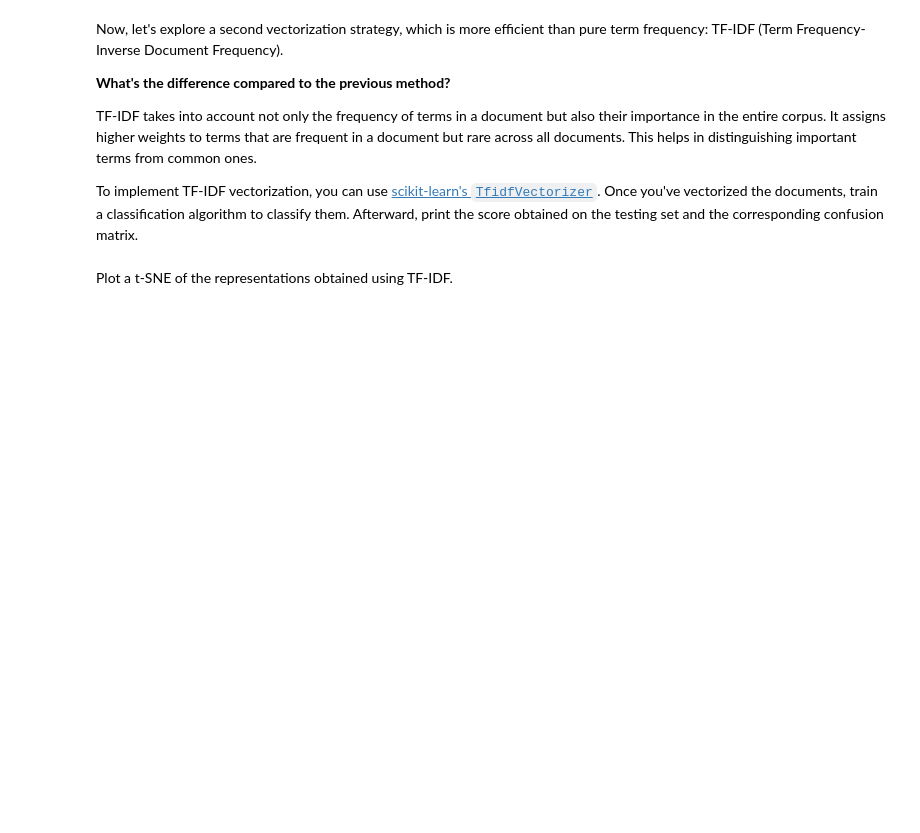
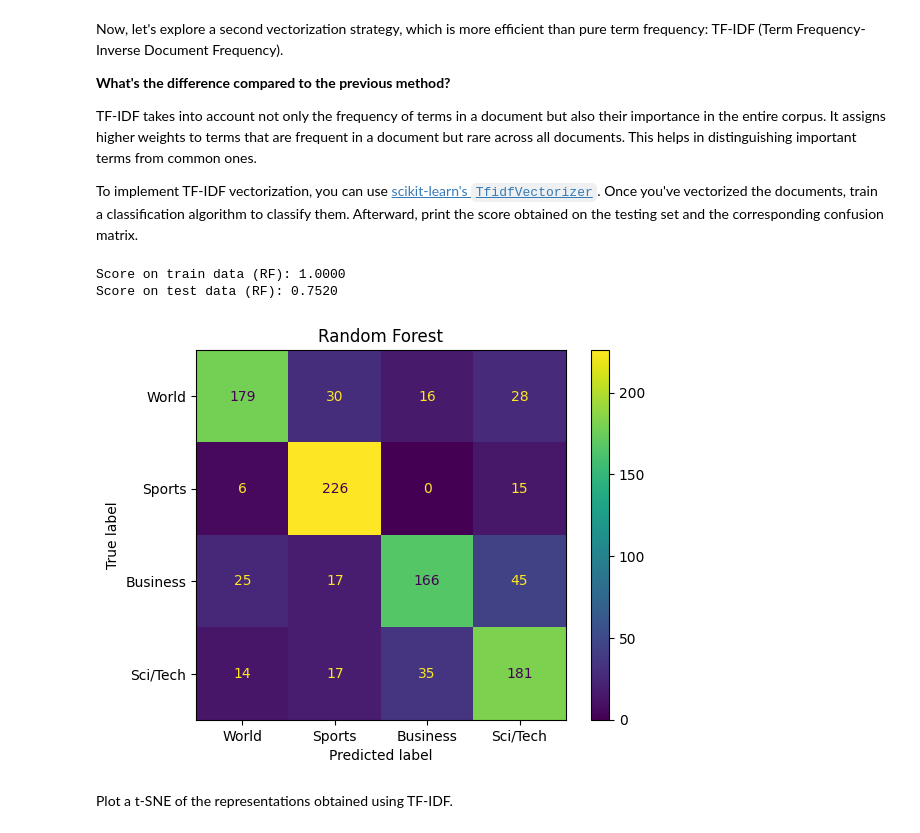
Before and after one commit to selim-ba/AIF, a Jupyter notebook: nlp/AIF_nlp_1.ipynb, the cells around one changed output. Cells and saved outputs as stored; diff of their text form; code cells hidden in the pictures; blank space fills up the shorter version.

```diff
--- a/nlp/AIF_nlp_1.ipynb
+++ b/nlp/AIF_nlp_1.ipynb
@@ -273,3 +309,32 @@ from sklearn.feature_extraction.text import TfidfVectorizer
+# %%
+from sklearn.feature_extraction.text import TfidfVectorizer
+
+rf = RandomForestClassifier()
+vectorizer = TfidfVectorizer()
+train_count_matrix = vectorizer.fit_transform(traindf.text)
+
+x_train = train_count_matrix
+y_train = traindf.label
+
+rf.fit(x_train, y_train)
+print(f"Score on train data (RF): {rf.score(x_train, y_train):.4f}")
+
+test_count_matrix = vectorizer.transform(testdf.text)
+
+x_test = test_count_matrix
+y_test = testdf.label
+print(f"Score on test data (RF): {rf.score(x_test, y_test):.4f}")
+
+# Random Forest
+conf_mat = confusion_matrix(y_test, rf.predict(x_test))
+disp = ConfusionMatrixDisplay(confusion_matrix=conf_mat, display_labels=["World", "Sports", "Business", "Sci/Tech"])
+disp.plot()
+plt.title("Random Forest")
+plt.show()
+# %% [output]
+Score on train data (RF): 1.0000
+Score on test data (RF): 0.7520
+[figure, added]
 # %% [markdown]
 Plot a t-SNE of the representations obtained using TF-IDF.
 # %%
```
Also changed, not shown: parts of 7 cells of this notebook.
